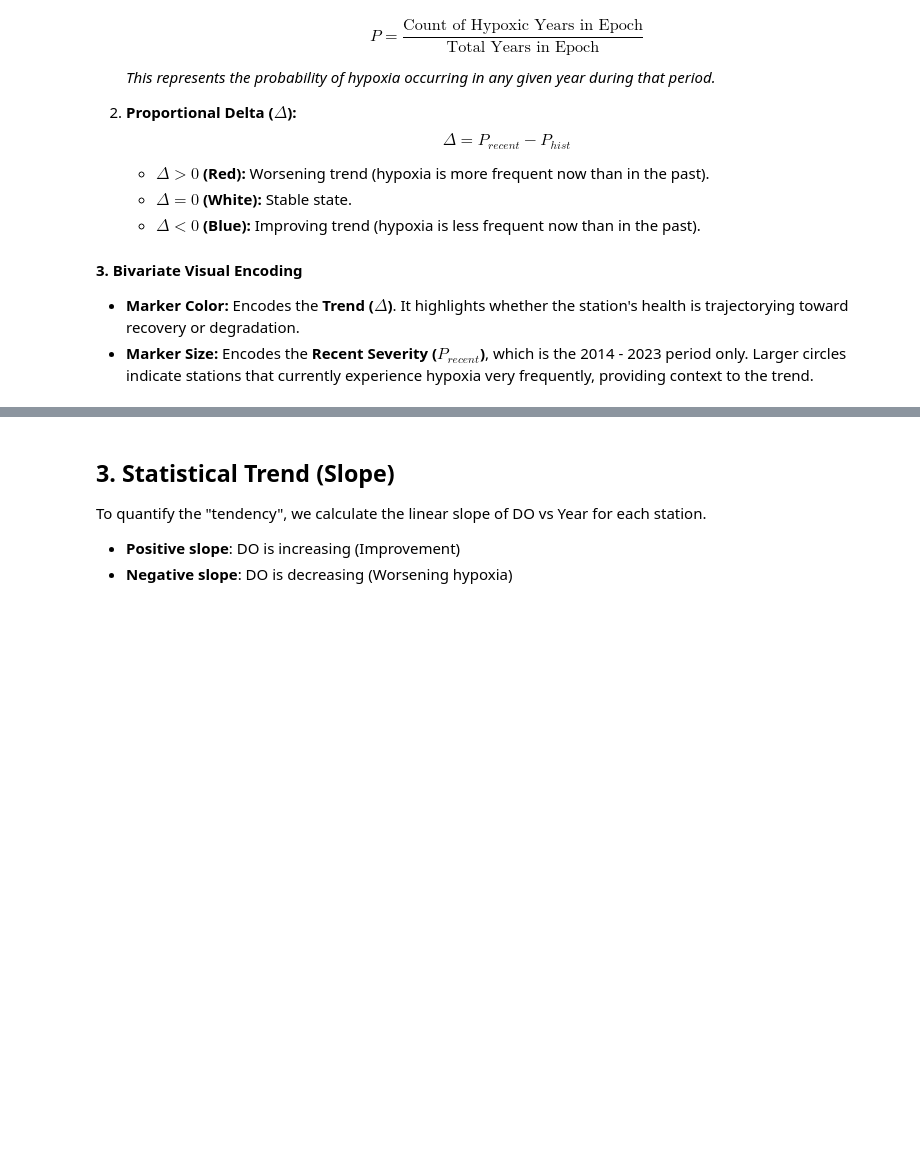
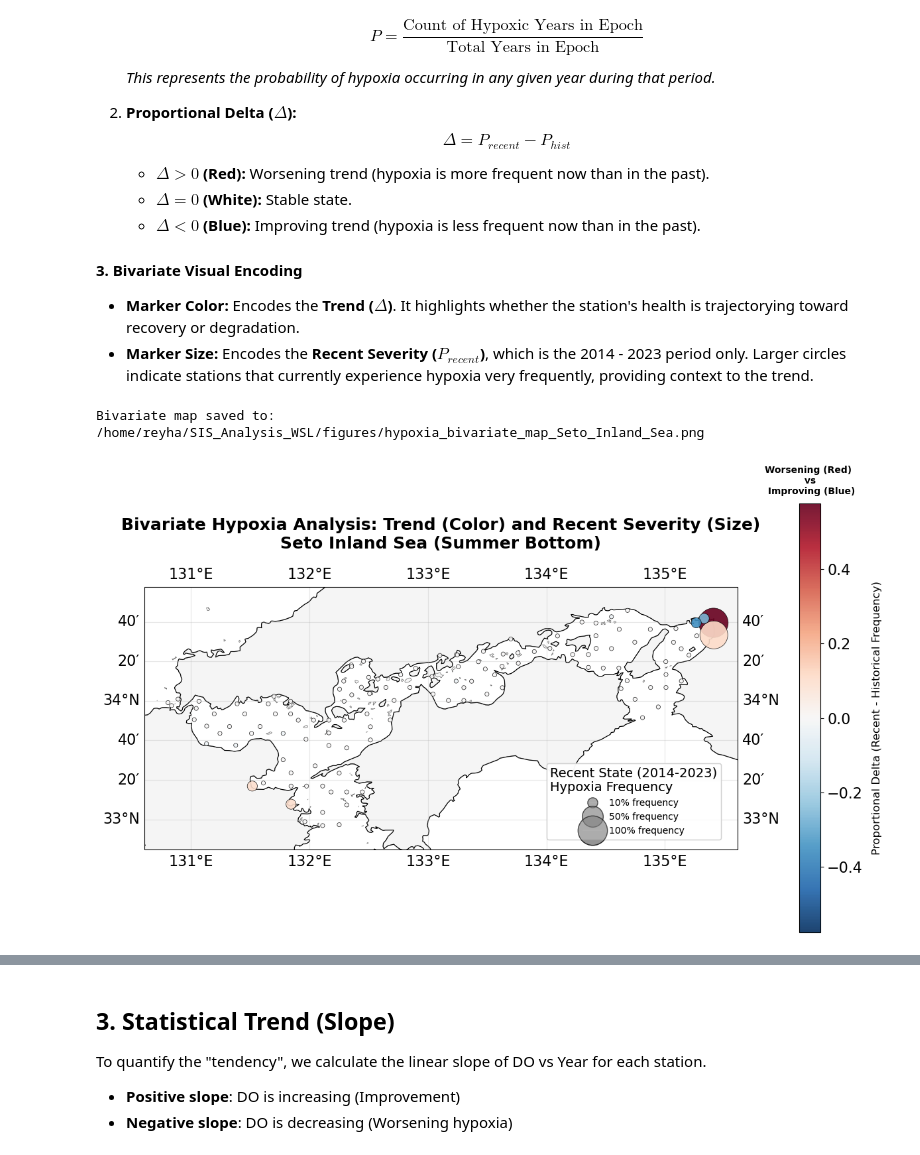
Before and after one commit to reyhanstig/SIS_Analysis_WSL, a Jupyter notebook: notebooks/42_hypoxia_tendecy_per_station.ipynb, the cells around one changed output, grey strips where cells are left out. Saved outputs shown, nothing was run; the diff lists cells and outputs as text; code cells hidden in the pictures; blank space fills up the shorter version.

Commit message:
Analysis progress

```diff
--- a/notebooks/42_hypoxia_tendecy_per_station.ipynb
+++ b/notebooks/42_hypoxia_tendecy_per_station.ipynb
@@ -265,34 +266,37 @@ sc = ax.scatter(
 )
 
 # Legends
 # 1. Continuous Colorbar for Trend (Delta)
 cbar = plt.colorbar(sc, ax=ax, orientation='vertical', shrink=0.7, pad=0.08)
 cbar.set_label('Proportional Delta (Recent - Historical Frequency)', fontsize=12, labelpad=10)
 cbar.ax.set_title('Worsening (Red) \n vs \n Improving (Blue)', fontsize=10, pad=10)
 
 # 2. Discrete Size Legend for Recent Frequency (P_recent)
 # Create proxy artists for the size legend
 sizes = [0.1, 0.5, 1.0]
 labels = ['10% frequency', '50% frequency', '100% frequency']
 legend_elements = [Line2D([0], [0], marker='o', color='w', label=l,
                           markerfacecolor='gray', markersize=np.sqrt(s * 1000 + 20),
                           markeredgecolor='k', alpha=0.6)
                    for s, l in zip(sizes, labels)]
 
 size_legend = ax.legend(handles=legend_elements, loc='lower right',
                         title='Recent State (2014-2023)\nHypoxia Frequency',
-                        frameon=True, fontsize=10, bbox_to_anchor=(0.98, 0.02))
+                        frameon=True, fontsize=10, title_fontsize=14, bbox_to_anchor=(0.98, 0.02))
 ax.add_artist(size_legend)
 
 plt.title(f'Bivariate Hypoxia Analysis: Trend (Color) and Recent Severity (Size)\n{TARGET_REGION} (Summer Bottom)',
           fontsize=18, fontweight="bold", pad=20)
 
 # Save result
 map_output = ProjectPaths.FIGURES_DIR / f'hypoxia_bivariate_map_{TARGET_REGION.replace(" ", "_")}.png'
 plt.savefig(map_output, dpi=300, bbox_inches='tight')
 print(f"Bivariate map saved to: {map_output}")
 
 plt.show()
+# %% [output]
+Bivariate map saved to: /home/reyha/SIS_Analysis_WSL/figures/hypoxia_bivariate_map_Seto_Inland_Sea.png
+[figure, added]
 # %%
 import cartopy.crs as ccrs
 import cartopy.feature as cfeature
```
Also changed, not shown: parts of 5 cells of this notebook, 6 other files.
